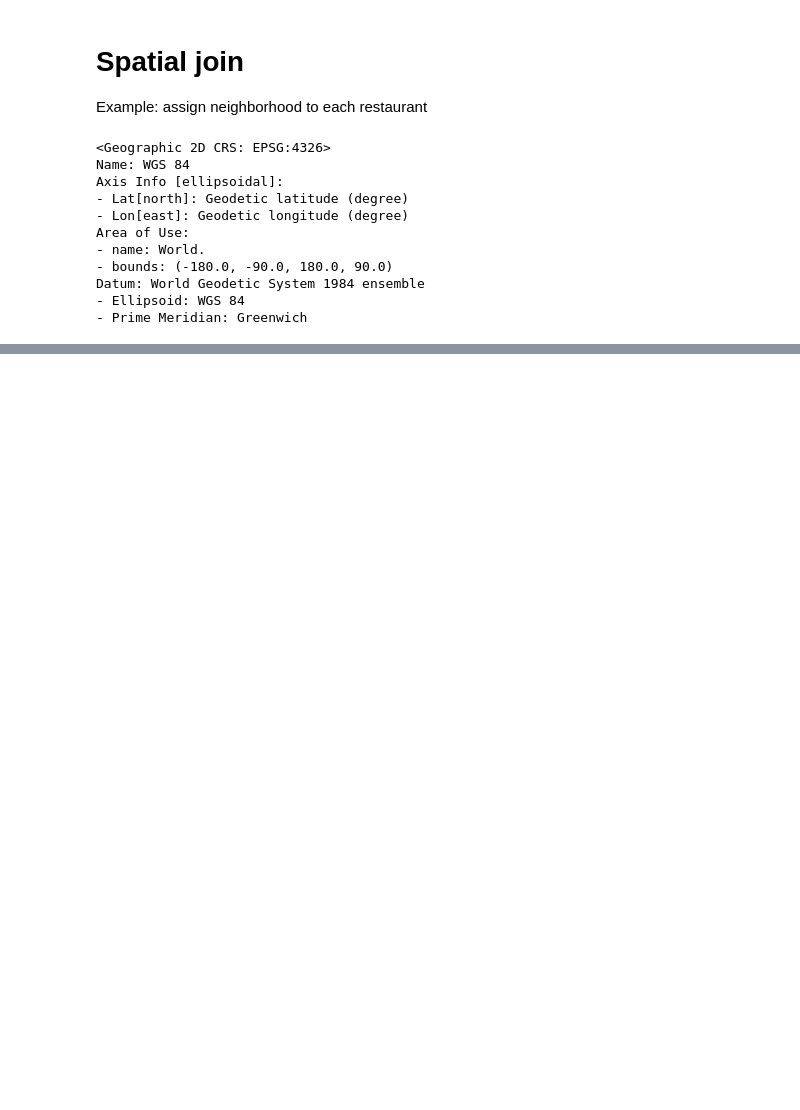
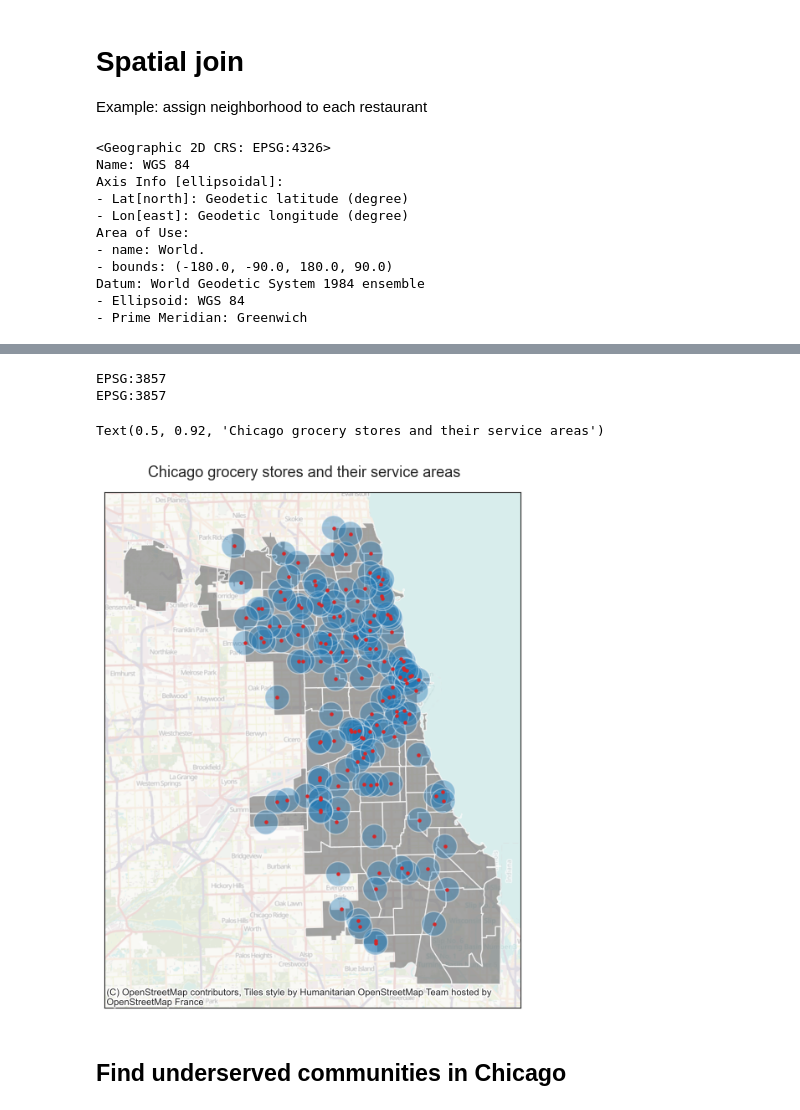
Before and after one commit to jieshu-wang-SBU/EST389_371_2026_spring, a Jupyter notebook: lectures/11-geospatial_data_and_text_data_analyses/11-02_Geospatial_operations.ipynb, the cells around one changed output, grey strips where cells are left out. Cells and saved outputs as stored; diff of their text form; code cells hidden in the pictures; blank space fills up the shorter version.

Commit message:
buffer

```diff
--- a/lectures/11-geospatial_data_and_text_data_analyses/11-02_Geospatial_operations.ipynb
+++ b/lectures/11-geospatial_data_and_text_data_analyses/11-02_Geospatial_operations.ipynb
@@ -73,0 +92,11 @@ joined_gdf.groupby("CDTANAME", as_index=False).agg(
+# %%
+import geopandas as gpd
+import geodatasets
+import seaborn as sns
+import matplotlib.pyplot as plt
+import contextily as cx
+
+chicago = gpd.read_file(geodatasets.get_path("geoda.chicago_commpop"))
+groceries = gpd.read_file(geodatasets.get_path("geoda.groceries"))
+
+chicago.head()
@@ -73,0 +119,32 @@ joined_gdf.groupby("CDTANAME", as_index=False).agg(
+# %%
+print(chicago.crs)
+print(groceries.crs)
+# %% [output]
+EPSG:3857
+EPSG:3857
+# %%
+# Project to Meter-Based CRS, since we need meters for buffer distance:
+chicago = chicago.to_crs(epsg=3857)
+groceries = groceries.to_crs(epsg=3857)
+# %%
+# 1000 meters = 1 km
+groceries["buffer"] = groceries.geometry.buffer(1500)
+
+# Convert to GeoDataFrame
+buffers = groceries.set_geometry("buffer")
+# %%
+
+ax = chicago.plot(figsize=(8,8), color="gray", edgecolor="white", alpha=0.7)
+buffers.plot(ax=ax, color="tab:blue", alpha=0.4)
+groceries.plot(ax=ax, color="tab:red", markersize=5)
+
+cx.add_basemap(ax, crs=chicago.crs, alpha=0.35)
+ax.set_xticklabels([])
+ax.set_yticklabels([])
+
+plt.suptitle('Chicago grocery stores and their service areas', y=0.92, fontsize=13)
+# %% [output]
+Text(0.5, 0.92, 'Chicago grocery stores and their service areas')
+[figure, added]
+# %% [markdown]
+## Find underserved communities in Chicago
```
Also changed, not shown: parts of 12 cells of this notebook.
